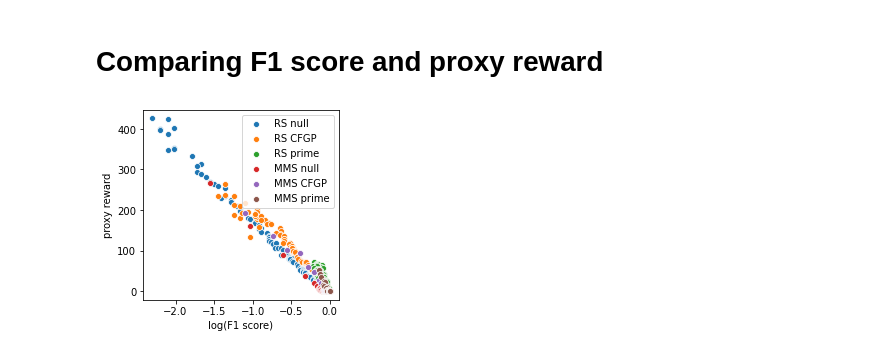
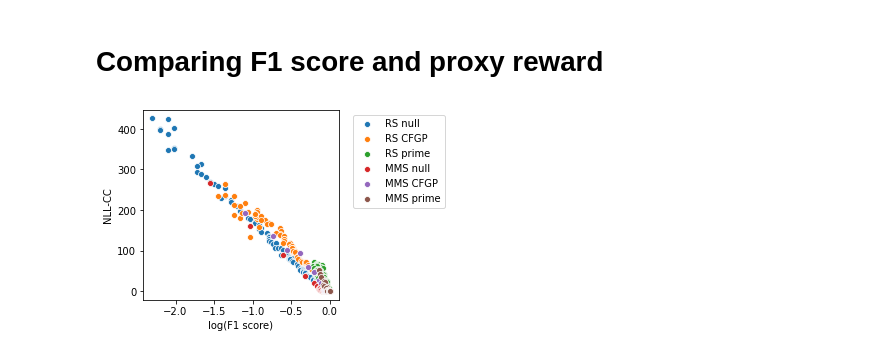
Before and after one commit to ulissigroup/catalyst-acquisitions, a Jupyter notebook: notebooks/comparisons/compare_hallucinations.ipynb, the cells around one changed output. Cells and saved outputs as stored; diff of their text form; code cells hidden in the pictures.

```diff
--- a/notebooks/comparisons/compare_hallucinations.ipynb
+++ b/notebooks/comparisons/compare_hallucinations.ipynb
@@ -673,27 +650,28 @@ _ = ax.set_xlim([0., 25000])
 # %%
 fig = plt.figure(figsize=(3.5, 3.5))
 ax = fig.gca()
 
 f1_scores = {'RS null': rs_null_discoverer.reward_history,
              'RS CFGP': rs_cfgp_discoverer.reward_history,
              'RS prime': rs_prime_discoverer.reward_history,
              'MMS null': mms_null_discoverer.reward_history,
              'MMS CFGP': mms_cfgp_discoverer.reward_history,
              'MMS prime': mms_prime_discoverer.reward_history}
 
-proxy_rewards = {'RS null': rs_null_discoverer.proxy_reward_history,
-                 'RS CFGP': rs_cfgp_discoverer.proxy_reward_history,
-                 'RS prime': rs_prime_discoverer.proxy_reward_history,
-                 'MMS null': mms_null_discoverer.proxy_reward_history,
-                 'MMS CFGP': mms_cfgp_discoverer.proxy_reward_history,
-                 'MMS prime': mms_prime_discoverer.proxy_reward_history}
+nllccs = {'RS null': rs_null_discoverer.proxy_reward_history,
+          'RS CFGP': rs_cfgp_discoverer.proxy_reward_history,
+          'RS prime': rs_prime_discoverer.proxy_reward_history,
+          'MMS null': mms_null_discoverer.proxy_reward_history,
+          'MMS CFGP': mms_cfgp_discoverer.proxy_reward_history,
+          'MMS prime': mms_prime_discoverer.proxy_reward_history}
 
 for key, f1s in f1_scores.items():
-    proxies = proxy_rewards[key]
+    nlls = nllccs[key]
     f1s = np.log(f1s)
-    sns.scatterplot(f1s, proxies, label=key)
+    _ = sns.scatterplot(f1s, nlls, label=key)
 
 _ = ax.set_xlabel('log(F1 score)')
-_ = ax.set_ylabel('proxy reward')
+_ = ax.set_ylabel('NLL-CC')
+_ = ax.legend(bbox_to_anchor=(1.05, 1), loc='upper left')
 # %% [output]
-[figure, old version]
+[figure, new version]
```
Also changed, not shown: parts of 13 cells of this notebook, 1 other file.
